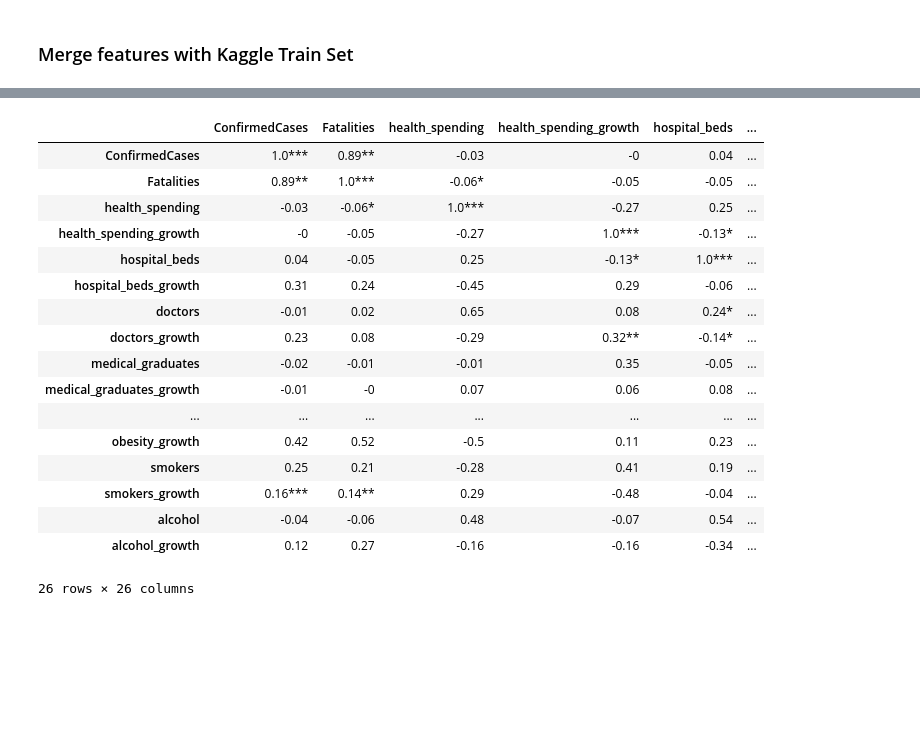
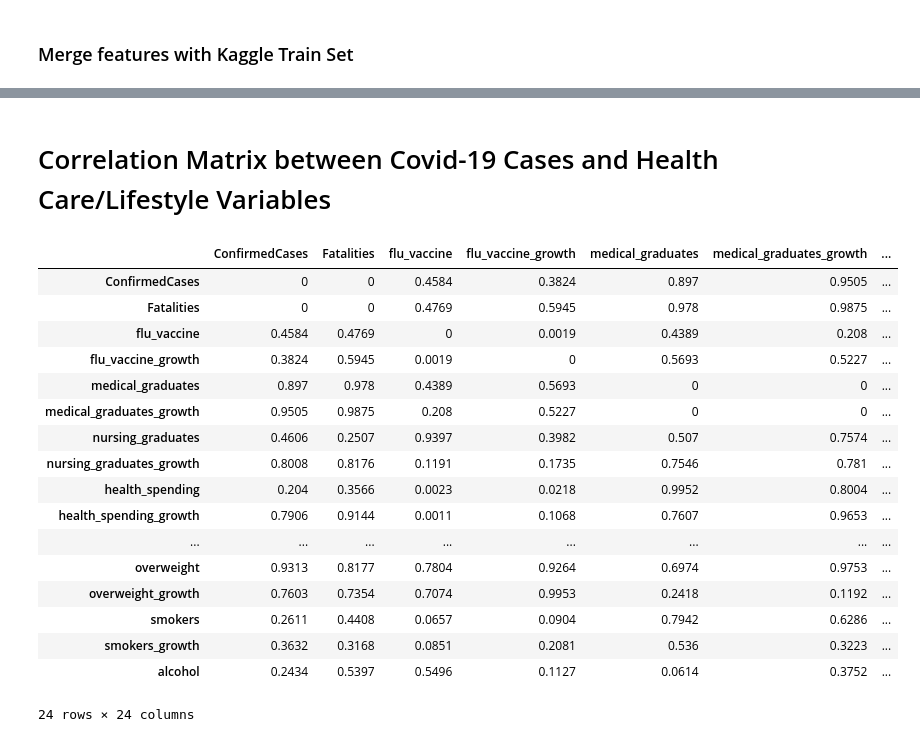
Before and after one commit to klostest/kaggle-covid, a Jupyter notebook: Claudia/01_EDA_covid_healthcare_features.ipynb, the cells around one changed output, grey strips where cells are left out. Saved outputs shown, nothing was run; the diff lists cells and outputs as text; code cells hidden in the pictures; blank space fills up the shorter version.

```diff
--- a/Claudia/01_EDA_covid_healthcare_features.ipynb
+++ b/Claudia/01_EDA_covid_healthcare_features.ipynb
@@ -238,13 +293,15 @@ corrmat = round(df_all.corr(),2)
+# %% [markdown]
+# Correlation Matrix between Covid-19 Cases and Health Care/Lifestyle Variables
 # %%
 def calculate_pvalues(df):
 
-    df = df.dropna()._get_numeric_data()
     dfcols = pd.DataFrame(columns=df.columns)
     pvalues = dfcols.transpose().join(dfcols, how='outer')
     for r in df.columns:
         for c in df.columns:
-            pvalues[r][c] = round(pearsonr(df[r], df[c])[1], 3)
-
+            df_temp = df.copy()
+            df_temp = df_temp.dropna(subset=[r,c], how='any', axis=0)
+            pvalues[r][c] = round(pearsonr(df_temp[r], df_temp[c])[1], 4)
     return pvalues
 # %%
 pval = calculate_pvalues(df_all)
@@ -261,21 +319,21 @@ corrmat_pval = corrmat_pval.mask(pval <= 0.01, c3)
-# %%
-corrmat_pval
-# %% [output]
-|  | ConfirmedCases | Fatalities | health_spending | health_spending_growth | hospital_beds | ... |
-| ConfirmedCases | 1.0*** | 0.89** | -0.03 | -0 | 0.04 | ... |
-| Fatalities | 0.89** | 1.0*** | -0.06* | -0.05 | -0.05 | ... |
-| health_spending | -0.03 | -0.06* | 1.0*** | -0.27 | 0.25 | ... |
-| health_spending_growth | -0 | -0.05 | -0.27 | 1.0*** | -0.13* | ... |
-| hospital_beds | 0.04 | -0.05 | 0.25 | -0.13* | 1.0*** | ... |
-| hospital_beds_growth | 0.31 | 0.24 | -0.45 | 0.29 | -0.06 | ... |
-| doctors | -0.01 | 0.02 | 0.65 | 0.08 | 0.24* | ... |
-| doctors_growth | 0.23 | 0.08 | -0.29 | 0.32** | -0.14* | ... |
-| medical_graduates | -0.02 | -0.01 | -0.01 | 0.35 | -0.05 | ... |
-| medical_graduates_growth | -0.01 | -0 | 0.07 | 0.06 | 0.08 | ... |
-| ... | ... | ... | ... | ... | ... | ... |
-| obesity_growth | 0.42 | 0.52 | -0.5 | 0.11 | 0.23 | ... |
-| smokers | 0.25 | 0.21 | -0.28 | 0.41 | 0.19 | ... |
-| smokers_growth | 0.16*** | 0.14** | 0.29 | -0.48 | -0.04 | ... |
-| alcohol | -0.04 | -0.06 | 0.48 | -0.07 | 0.54 | ... |
-| alcohol_growth | 0.12 | 0.27 | -0.16 | -0.16 | -0.34 | ... |
-26 rows × 26 columns
+# %%
+pval
+# %% [output]
+|  | ConfirmedCases | Fatalities | flu_vaccine | flu_vaccine_growth | medical_graduates | medical_graduates_growth | ... |
+| ConfirmedCases | 0 | 0 | 0.4584 | 0.3824 | 0.897 | 0.9505 | ... |
+| Fatalities | 0 | 0 | 0.4769 | 0.5945 | 0.978 | 0.9875 | ... |
+| flu_vaccine | 0.4584 | 0.4769 | 0 | 0.0019 | 0.4389 | 0.208 | ... |
+| flu_vaccine_growth | 0.3824 | 0.5945 | 0.0019 | 0 | 0.5693 | 0.5227 | ... |
+| medical_graduates | 0.897 | 0.978 | 0.4389 | 0.5693 | 0 | 0 | ... |
+| medical_graduates_growth | 0.9505 | 0.9875 | 0.208 | 0.5227 | 0 | 0 | ... |
+| nursing_graduates | 0.4606 | 0.2507 | 0.9397 | 0.3982 | 0.507 | 0.7574 | ... |
+| nursing_graduates_growth | 0.8008 | 0.8176 | 0.1191 | 0.1735 | 0.7546 | 0.781 | ... |
+| health_spending | 0.204 | 0.3566 | 0.0023 | 0.0218 | 0.9952 | 0.8004 | ... |
+| health_spending_growth | 0.7906 | 0.9144 | 0.0011 | 0.1068 | 0.7607 | 0.9653 | ... |
+| ... | ... | ... | ... | ... | ... | ... | ... |
+| overweight | 0.9313 | 0.8177 | 0.7804 | 0.9264 | 0.6974 | 0.9753 | ... |
+| overweight_growth | 0.7603 | 0.7354 | 0.7074 | 0.9953 | 0.2418 | 0.1192 | ... |
+| smokers | 0.2611 | 0.4408 | 0.0657 | 0.0904 | 0.7942 | 0.6286 | ... |
+| smokers_growth | 0.3632 | 0.3168 | 0.0851 | 0.2081 | 0.536 | 0.3223 | ... |
+| alcohol | 0.2434 | 0.5397 | 0.5496 | 0.1127 | 0.0614 | 0.3752 | ... |
+24 rows × 24 columns
```
Also changed, not shown: parts of 25 cells of this notebook.
